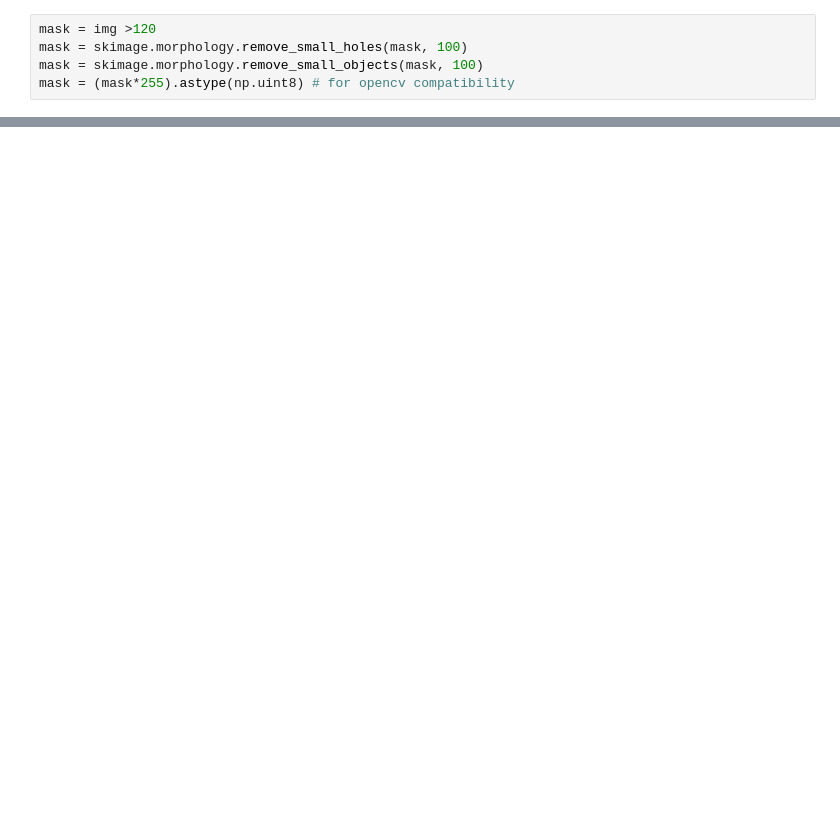
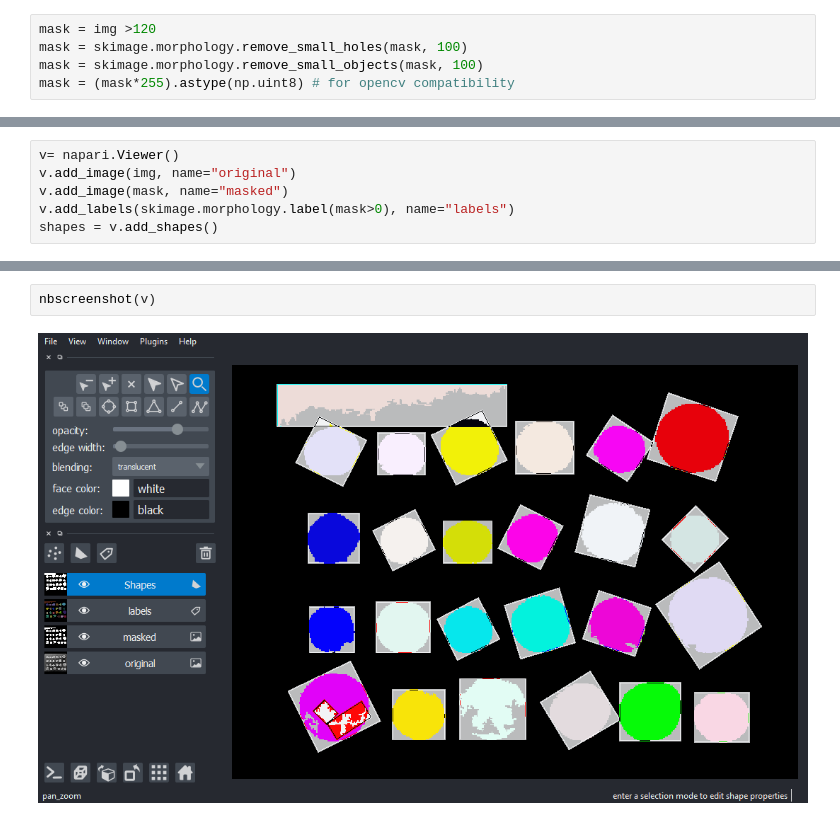
Before and after one commit to VolkerH/np_obb, a Jupyter notebook: example/cv2_test.ipynb, the cells around one changed output, grey strips where cells are left out. Cells and saved outputs as stored; diff of their text form; blank space fills up the shorter version.

```diff
--- a/example/cv2_test.ipynb
+++ b/example/cv2_test.ipynb
@@ -107,0 +18,6 @@ WARNING: Cannot open file ':/themes/dark/zoom.svg', because: No such file or dir
+# %%
+v= napari.Viewer()
+v.add_image(img, name="original")
+v.add_image(mask, name="masked")
+v.add_labels(skimage.morphology.label(mask>0), name="labels")
+shapes = v.add_shapes()
@@ -107,0 +35,4 @@ WARNING: Cannot open file ':/themes/dark/zoom.svg', because: No such file or dir
+# %%
+nbscreenshot(v)
+# %% [output]
+[figure, added]
```
Also changed, not shown: parts of 10 cells of this notebook.
